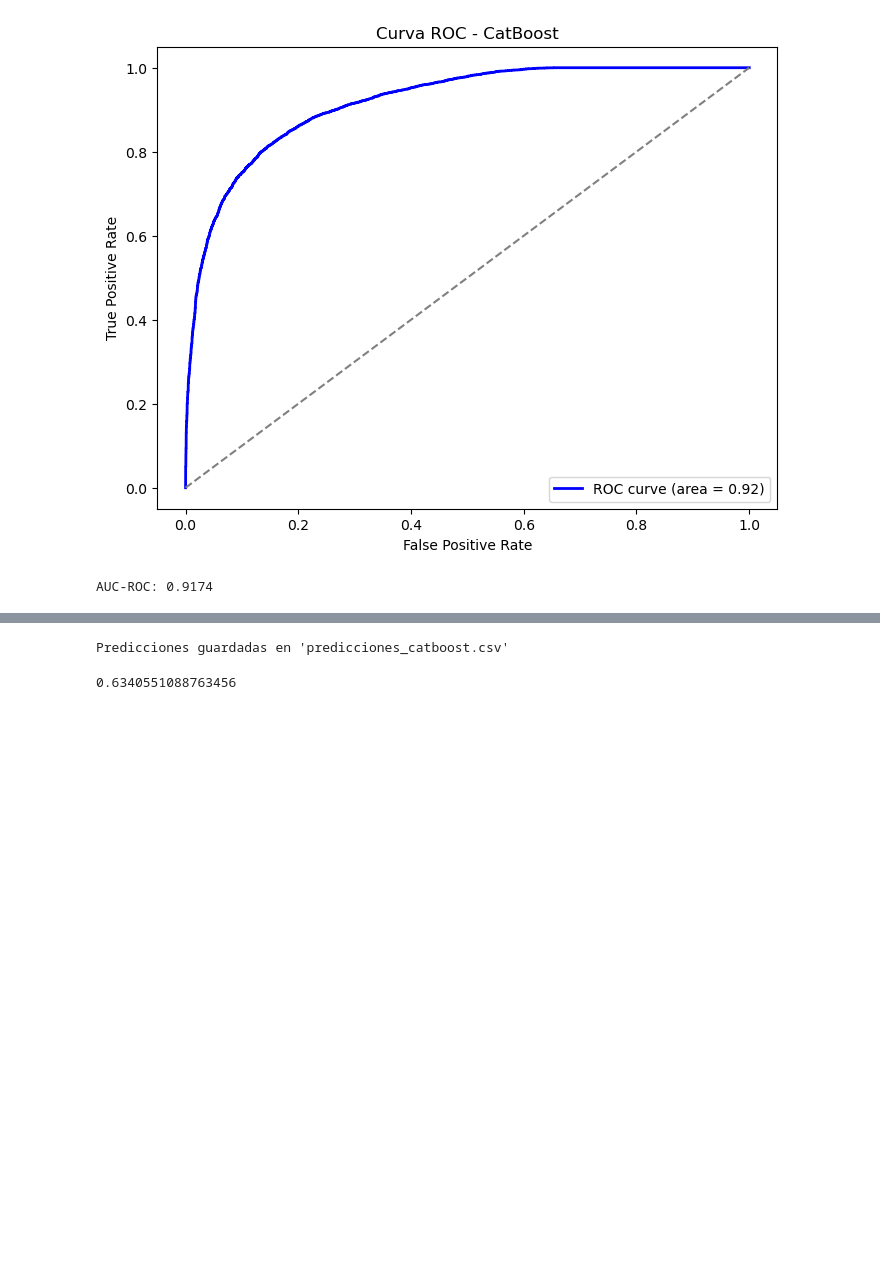
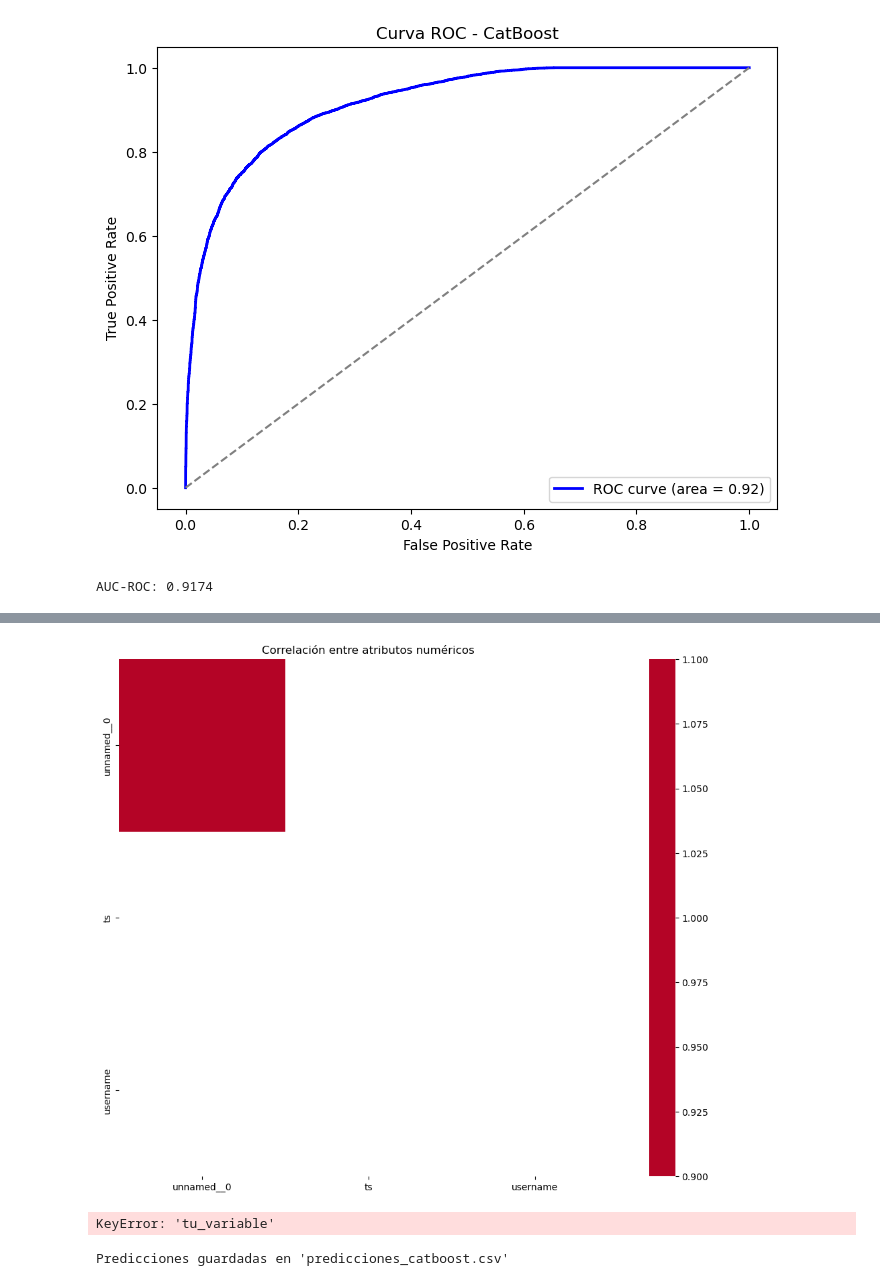
Before and after one commit to belenchen1/song-skip-predictor, a Jupyter notebook: t5p-spotify.ipynb, the cells around one changed output, grey strips where cells are left out. Drawn from its saved outputs; the diff is of its cells as text; code cells hidden in the pictures; blank space fills up the shorter version.

```diff
--- a/t5p-spotify.ipynb
+++ b/t5p-spotify.ipynb
@@ -286,3 +329,22 @@ AUC-ROC: 0.9174
+# %%
+import seaborn as sns
+import matplotlib.pyplot as plt
+
+# solo columnas numéricas
+df_num = canciones.select_dtypes(include='number')
+
+# matriz de correlación
+corr = df_num.corr(method='pearson')  # o 'spearman'
+plt.figure(figsize=(12, 10))
+sns.heatmap(corr, annot=False, cmap='coolwarm', center=0)
+plt.title('Correlación entre atributos numéricos')
+plt.show()
+
+target_feature = 'tu_variable'
+df_num.corrwith(df_num[target_feature]).sort_values(ascending=False)
+# %% [output]
+[figure, added]
+KeyError: 'tu_variable'
 # %%
 submission = pd.read_csv("submission.csv")
 
@@ -329,9 +385,3 @@ df_predicciones.to_csv("predicciones_catboost.csv", index=False)
 print("Predicciones guardadas en 'predicciones_catboost.csv'")
 # %% [output]
 Predicciones guardadas en 'predicciones_catboost.csv'
-# %%
-fpr, tpr, _ = roc_curve(Ys, modelofinal.predict_proba(Xs)[:, 1])
-roc_auc = auc(fpr, tpr)
-print(roc_auc)
-# %% [output]
-0.6340551088763456
```
Also changed, not shown: parts of 4 cells of this notebook.
